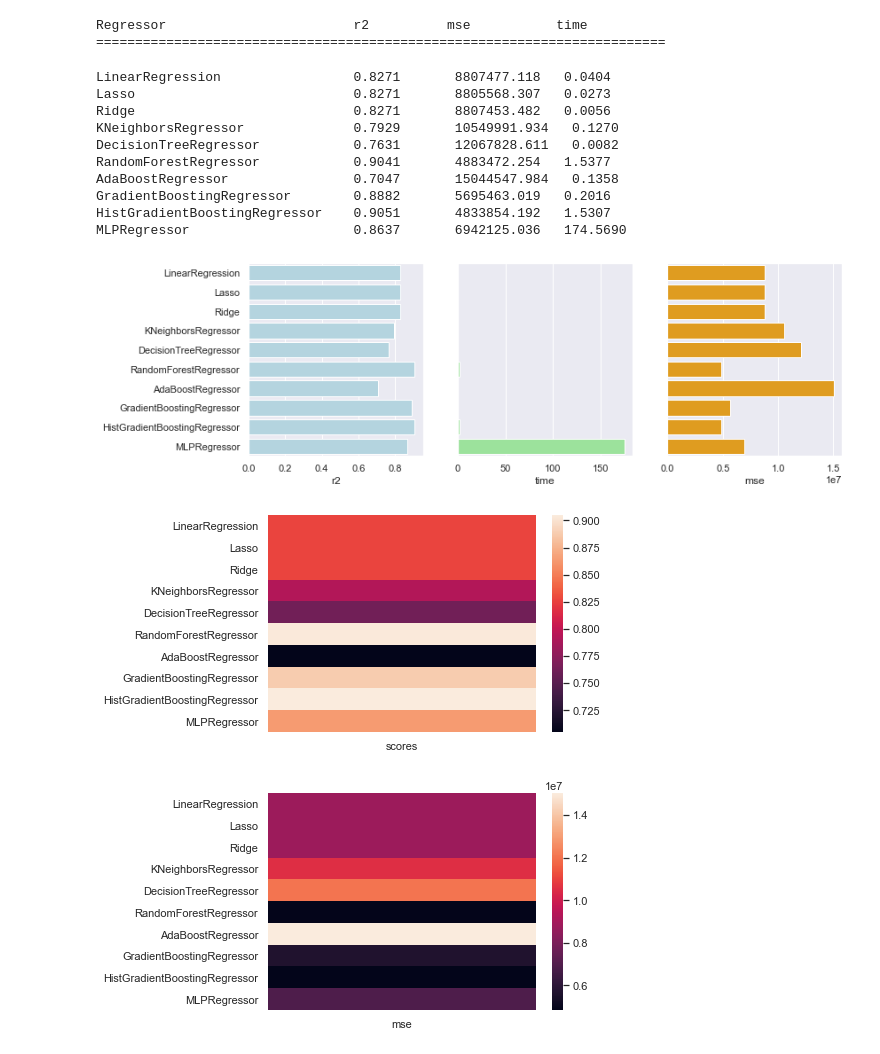
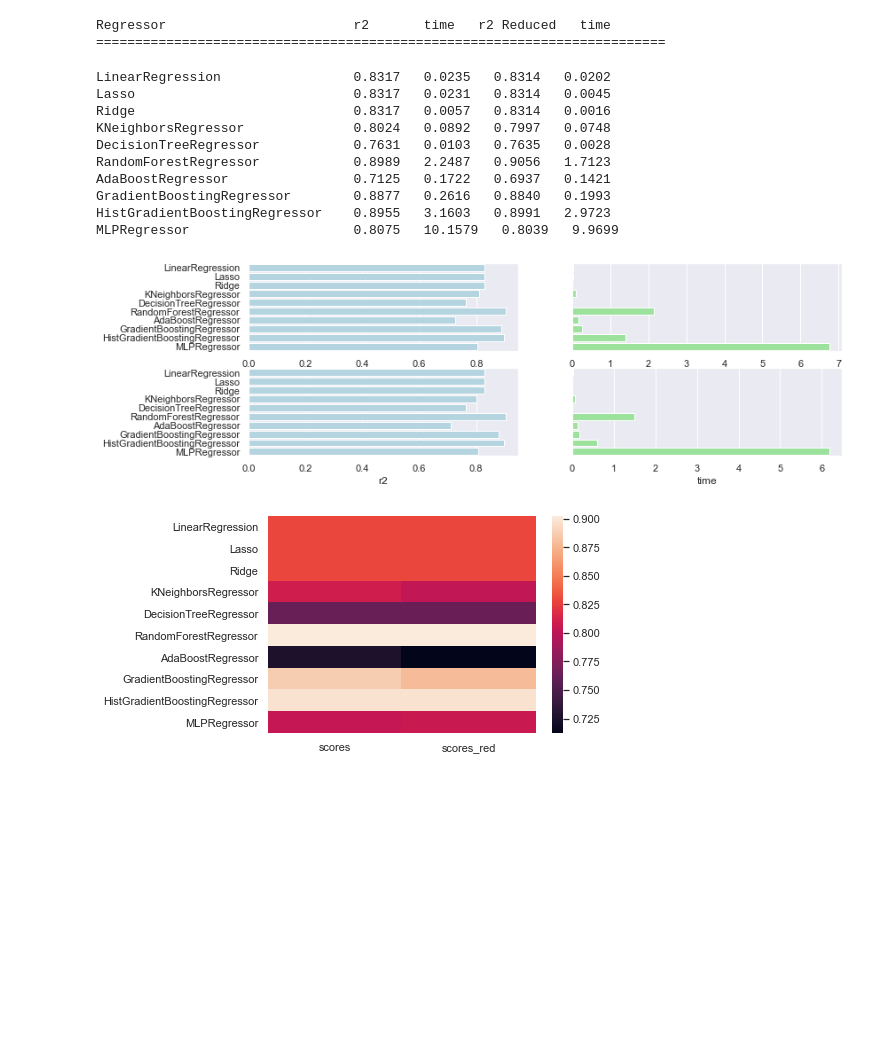
Before and after one commit to cyrill10/pml.attendance-analysis, a Jupyter notebook: analysis/modelCompare.ipynb, the cells around one changed output. Drawn from its saved outputs; the diff is of its cells as text; code cells hidden in the pictures; blank space fills up the shorter version.

```diff
--- a/analysis/modelCompare.ipynb
+++ b/analysis/modelCompare.ipynb
@@ -54,21 +99,21 @@ models = [
     GradientBoostingRegressor(),
     HistGradientBoostingRegressor(),
     # SVR(max_iter=1000),
-    MLPRegressor(max_iter=10000, random_state=123)
+    MLPRegressor(max_iter=1000, random_state=123)
 ]
 # %%
 ## vorbereiten des Loops
 regressors = []
 scores = []
-mses = []
+scores_red = []
 used_times = []
-
+used_times_red = []
 
 ## print output header
-print('Regressor                        r2          mse           time')
+print('Regressor                        r2       time   r2 Reduced   time')
 print('=========================================================================')
 # %% [output]
-Regressor                        r2          mse           time
+Regressor                        r2       time   r2 Reduced   time
 =========================================================================
 # %%
 for model in models:
@@ -79,55 +124,56 @@ for model in models:
     start_time = time.time()
     model.fit(X_train_sc, y_train)
     score = model.score(X_test_sc, y_test)
-    y_pred = model.predict(X_test_sc)
-    score_mse = mean_squared_error(y_test, y_pred)
     used_time = time.time() - start_time
+
+    #red
+    start_time = time.time()
+    model.fit(X_train_red_sc, y_train)
+    score_red = model.score(X_test_red_sc, y_test)
+    used_time_red = time.time() - start_time
 
 
     scores.append(score)
-    mses.append(score_mse)
     used_times.append(used_time)
+    scores_red.append(score_red)
+    used_times_red.append(used_time_red)
 
-    print('%-30s   %0.4f       %2.3f   %0.4f ' %(name, score, score_mse, used_time)) ## console output
+    print('%-30s   %0.4f   %0.4f   %0.4f   %0.4f ' %(name, score, used_time, score_red, used_time_red)) ## console output
 # %% [output]
-LinearRegression                 0.8271       8807477.118   0.0404
-Lasso                            0.8271       8805568.307   0.0273
-Ridge                            0.8271       8807453.482   0.0056
-KNeighborsRegressor              0.7929       10549991.934   0.1270
-DecisionTreeRegressor            0.7631       12067828.611   0.0082
-RandomForestRegressor            0.9041       4883472.254   1.5377
-AdaBoostRegressor                0.7047       15044547.984   0.1358
-GradientBoostingRegressor        0.8882       5695463.019   0.2016
-HistGradientBoostingRegressor    0.9051       4833854.192   1.5307
-MLPRegressor                     0.8637       6942125.036   174.5690
+LinearRegression                 0.8317   0.0235   0.8314   0.0202
+Lasso                            0.8317   0.0231   0.8314   0.0045
+Ridge                            0.8317   0.0057   0.8314   0.0016
+KNeighborsRegressor              0.8024   0.0892   0.7997   0.0748
+DecisionTreeRegressor            0.7631   0.0103   0.7635   0.0028
+RandomForestRegressor            0.8989   2.2487   0.9056   1.7123
+AdaBoostRegressor                0.7125   0.1722   0.6937   0.1421
+GradientBoostingRegressor        0.8877   0.2616   0.8840   0.1993
+HistGradientBoostingRegressor    0.8955   3.1603   0.8991   2.9723
+MLPRegressor                     0.8075   10.1579   0.8039   9.9699
 # %%
         ## Visualisieren der Resultate
-f, axes = plt.subplots(nrows=1, ncols=3, figsize=(12, 4), sharex=False)
-ax = sns.barplot(x=scores, y=regressors, color='lightblue', ax=axes[0])
+f, axes = plt.subplots(nrows=2, ncols=2, figsize=(12, 4), sharex=False)
+ax = sns.barplot(x=scores, y=regressors, color='lightblue', ax=axes[0,0])
 ax.set_xlabel('r2')
-ax = sns.barplot(x=used_times, y=regressors, color='lightgreen', ax=axes[1])
+ax = sns.barplot(x=used_times, y=regressors, color='lightgreen', ax=axes[0,1])
 ax.set_yticklabels(['']* len(regressors))
 ax.set_xlabel('time')
-ax = sns.barplot(x=mses, y=regressors, color='orange', ax=axes[2])
+ax = sns.barplot(x=scores_red, y=regressors, color='lightblue', ax=axes[1,0])
+ax.set_xlabel('r2')
+ax = sns.barplot(x=used_times_red, y=regressors, color='lightgreen', ax=axes[1,1])
 ax.set_yticklabels(['']* len(regressors))
-ax.set_xlabel('mse')
+ax.set_xlabel('time')
 plt.show()
 
 ## Resultate visualisieren
 
 scores_heatmap = pd.DataFrame(
     {'scores': scores,
+     'scores_red': scores_red
     }, index=regressors)
 
 sns.heatmap(scores_heatmap)
 plt.show()
-
-mse_heatmap = pd.DataFrame(
-    {'mse': mses,
-    }, index=regressors)
-sns.heatmap(mse_heatmap)
-plt.show()
 # %% [output]
-[figure, old version]
+[figure, new version]
-[figure, old version]
+[figure, new version]
-[figure, removed]
```
Also changed, not shown: parts of 2 cells of this notebook, 19 other files.
